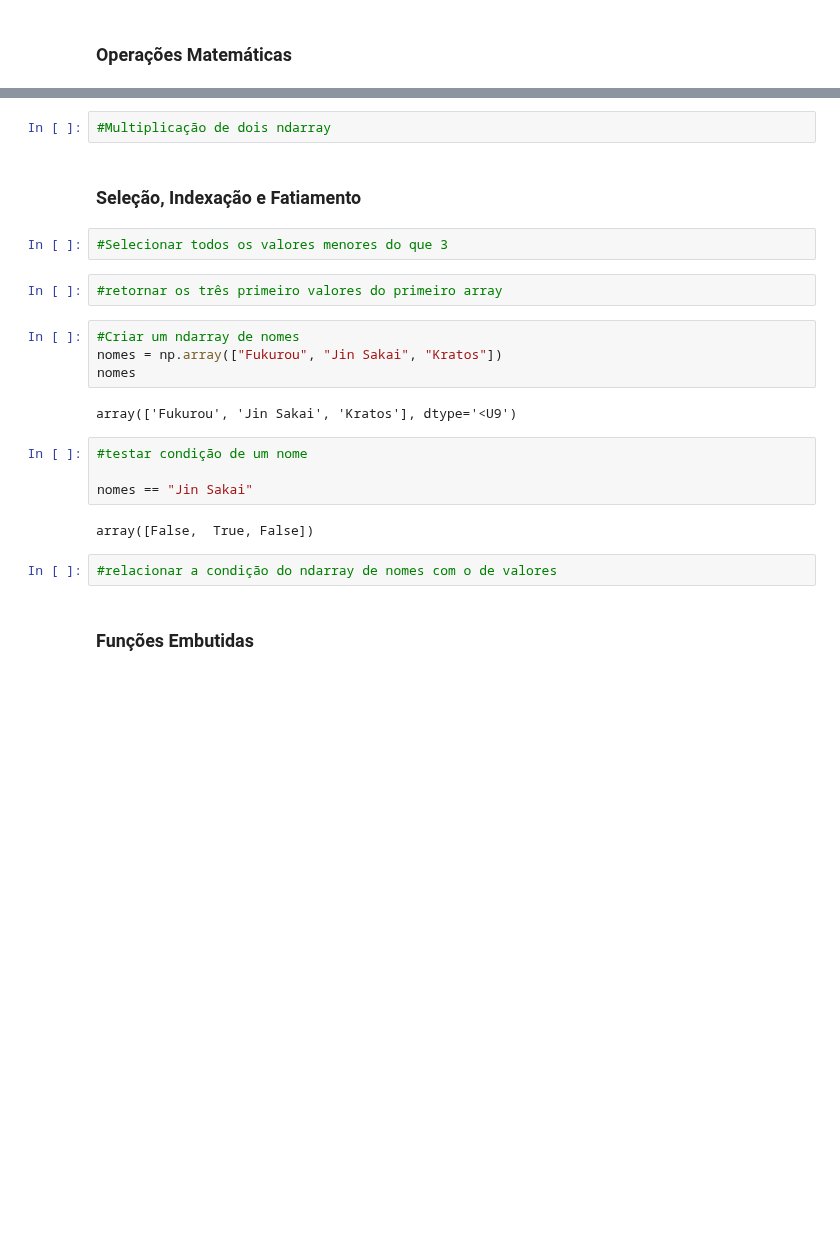
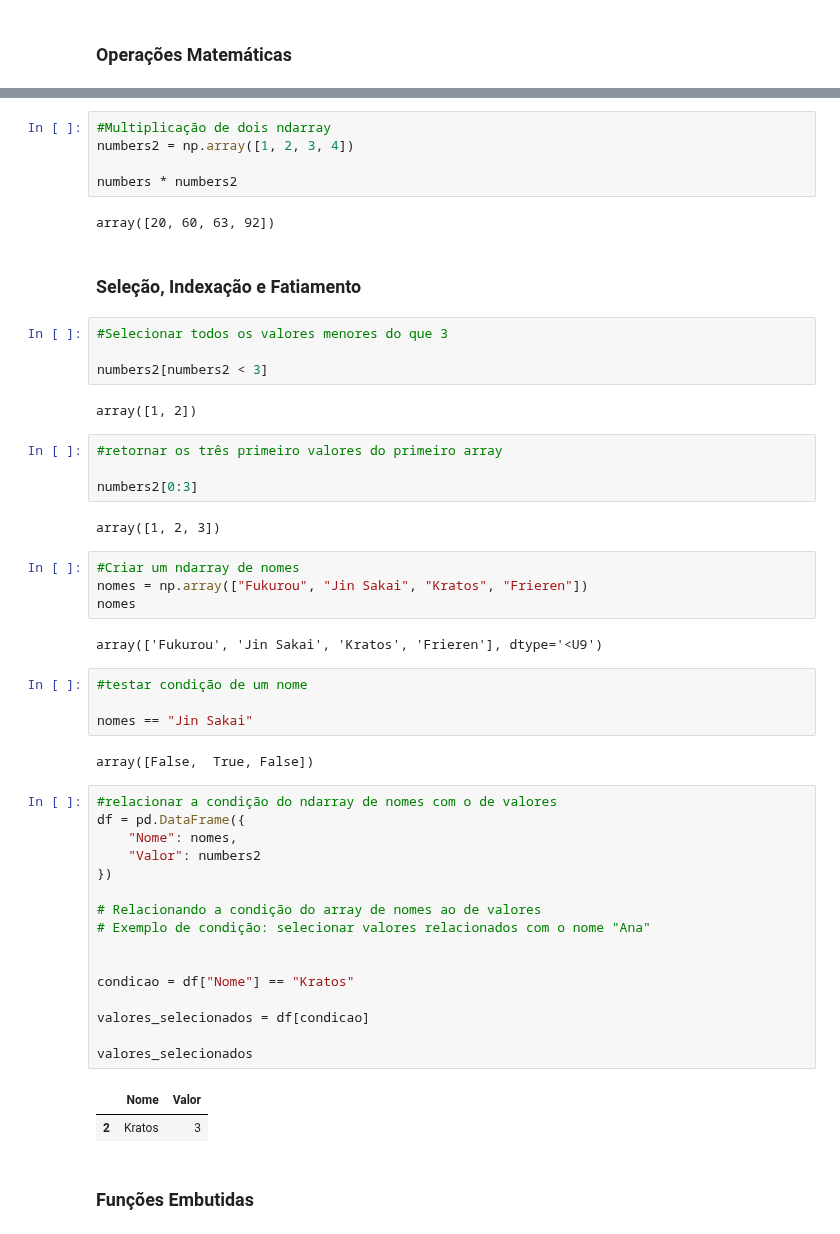
Before and after one commit to fFukurou/Python-for-Data-Science-and-Machine-Learning-Bootcamp, a Jupyter notebook: fiap/Introdução_a_numPy_e_Pandas_Inicio_de_Aula.ipynb, the cells around one changed output, grey strips where cells are left out. Cells and saved outputs as stored; diff of their text form; blank space fills up the shorter version.

```diff
--- a/fiap/Introdução_a_numPy_e_Pandas_Inicio_de_Aula.ipynb
+++ b/fiap/Introdução_a_numPy_e_Pandas_Inicio_de_Aula.ipynb
@@ -25,24 +37,54 @@ Um ndarray (N-dimensional array) é o principal objeto da biblioteca numpy. Ele
 # %%
 #Multiplicação de dois ndarray
+numbers2 = np.array([1, 2, 3, 4])
+
+numbers * numbers2
+# %% [output]
+array([20, 60, 63, 92])
 # %% [markdown]
 ### Seleção, Indexação e Fatiamento
 # %%
 #Selecionar todos os valores menores do que 3
+
+numbers2[numbers2 < 3]
+# %% [output]
+array([1, 2])
 # %%
 #retornar os três primeiro valores do primeiro array
+
+numbers2[0:3]
+# %% [output]
+array([1, 2, 3])
 # %%
 #Criar um ndarray de nomes
-nomes = np.array(["Fukurou", "Jin Sakai", "Kratos"])
+nomes = np.array(["Fukurou", "Jin Sakai", "Kratos", "Frieren"])
 nomes
 # %% [output]
-array(['Fukurou', 'Jin Sakai', 'Kratos'], dtype='<U9')
+array(['Fukurou', 'Jin Sakai', 'Kratos', 'Frieren'], dtype='<U9')
 # %%
 #testar condição de um nome
 
 nomes == "Jin Sakai"
 # %% [output]
 array([False,  True, False])
-# %%
-#relacionar a condição do ndarray de nomes com o de valores
+# %%
+#relacionar a condição do ndarray de nomes com o de valores
+df = pd.DataFrame({
+    "Nome": nomes,
+    "Valor": numbers2
+})
+
+# Relacionando a condição do array de nomes ao de valores
+# Exemplo de condição: selecionar valores relacionados com o nome "Ana"
+
+
+condicao = df["Nome"] == "Kratos"
+
+valores_selecionados = df[condicao]
+
+valores_selecionados
+# %% [output]
+|  | Nome | Valor |
+| 2 | Kratos | 3 |
 # %% [markdown]
 ### Funções Embutidas
```
Also changed, not shown: parts of 9 cells of this notebook, 3 other files.
